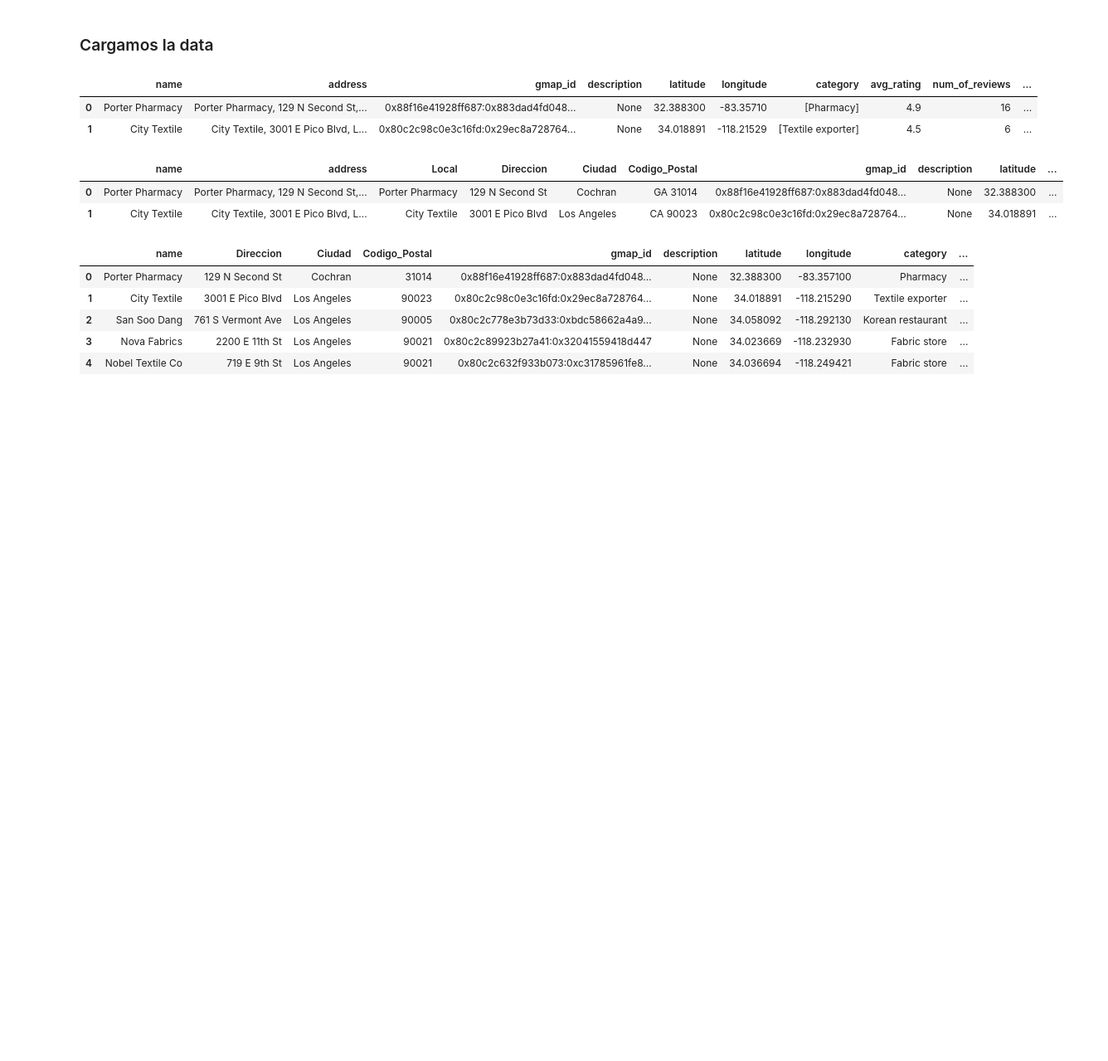
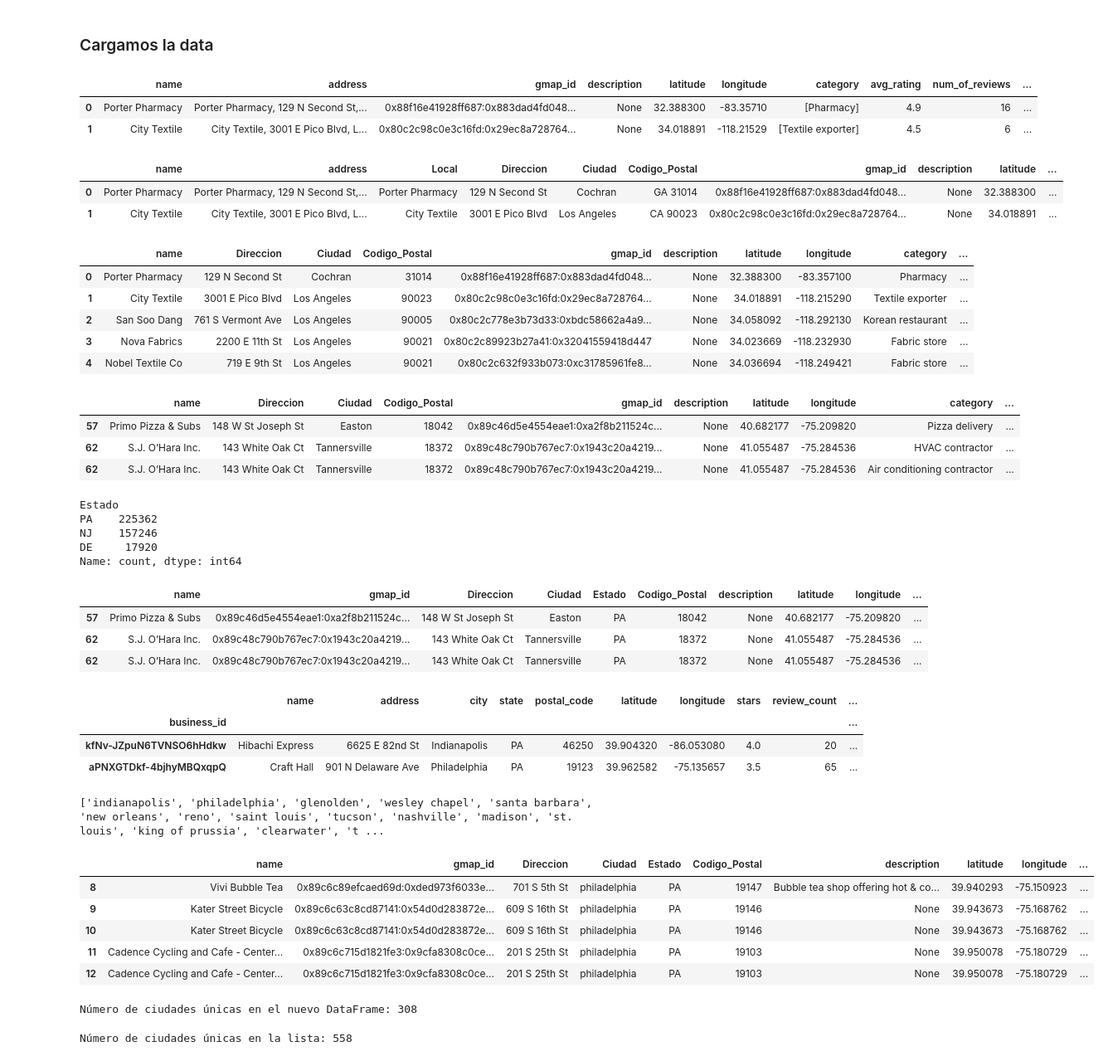
Before and after one commit to litcoininvestorbros/Henry_PF, a Jupyter notebook: notebooks/ETL/etl_metadata_google.ipynb, the cells around one changed output. Shown at 83% size. Saved outputs shown, nothing was run; the diff lists cells and outputs as text; code cells hidden in the pictures; blank space fills up the shorter version.

```diff
--- a/notebooks/ETL/etl_metadata_google.ipynb
+++ b/notebooks/ETL/etl_metadata_google.ipynb
@@ -65,0 +72,19 @@ df_nuevo.head(5)
+# %%
+df_filtrado.head(3)
+# %% [output]
+|  | name | Direccion | Ciudad | Codigo_Postal | gmap_id | description | latitude | longitude | category | ... |
+| 57 | Primo Pizza & Subs | 148 W St Joseph St | Easton | 18042 | 0x89c46d5e4554eae1:0xa2f8b211524c... | None | 40.682177 | -75.209820 | Pizza delivery | ... |
+| 62 | S.J. O’Hara Inc. | 143 White Oak Ct | Tannersville | 18372 | 0x89c48c790b767ec7:0x1943c20a4219... | None | 41.055487 | -75.284536 | HVAC contractor | ... |
+| 62 | S.J. O’Hara Inc. | 143 White Oak Ct | Tannersville | 18372 | 0x89c48c790b767ec7:0x1943c20a4219... | None | 41.055487 | -75.284536 | Air conditioning contractor | ... |
+# %%
+# Contar los valores repetidos en la columna "Estado"
+conteo_estados = df_filtrado['Estado'].value_counts()
+
+# Mostrar el conteo de estados repetidos
+print(conteo_estados)
+# %% [output]
+Estado
+PA    225362
+NJ    157246
+DE     17920
+Name: count, dtype: int64
@@ -65,0 +94,7 @@ df_nuevo.head(5)
+# %%
+nuevo_df.head(3)
+# %% [output]
+|  | name | gmap_id | Direccion | Ciudad | Estado | Codigo_Postal | description | latitude | longitude | ... |
+| 57 | Primo Pizza & Subs | 0x89c46d5e4554eae1:0xa2f8b211524c... | 148 W St Joseph St | Easton | PA | 18042 | None | 40.682177 | -75.209820 | ... |
+| 62 | S.J. O’Hara Inc. | 0x89c48c790b767ec7:0x1943c20a4219... | 143 White Oak Ct | Tannersville | PA | 18372 | None | 41.055487 | -75.284536 | ... |
+| 62 | S.J. O’Hara Inc. | 0x89c48c790b767ec7:0x1943c20a4219... | 143 White Oak Ct | Tannersville | PA | 18372 | None | 41.055487 | -75.284536 | ... |
@@ -65,0 +105,47 @@ df_nuevo.head(5)
+# %%
+df_ciudades = pd.read_parquet('../../data/y_business_CLEAN.parquet')
+# %%
+df_ciudades.head(2)
+# %% [output]
+|  | name | address | city | state | postal_code | latitude | longitude | stars | review_count | ... |
+| business_id |  |  |  |  |  |  |  |  |  | ... |
+| kfNv-JZpuN6TVNSO6hHdkw | Hibachi Express | 6625 E 82nd St | Indianapolis | PA | 46250 | 39.904320 | -86.053080 | 4.0 | 20 | ... |
+| aPNXGTDkf-4bjhyMBQxqpQ | Craft Hall | 901 N Delaware Ave | Philadelphia | PA | 19123 | 39.962582 | -75.135657 | 3.5 | 65 | ... |
+# %%
+# Convertir todas las ciudades a minúsculas y luego obtener una lista de ciudades únicas
+ciudades_unicas = df_ciudades['city'].str.lower().unique().tolist()
+# %%
+print(ciudades_unicas)
+# %% [output]
+['indianapolis', 'philadelphia', 'glenolden', 'wesley chapel', 'santa barbara', 'new orleans', 'reno', 'saint louis', 'tucson', 'nashville', 'madison', 'st. louis', 'king of prussia', 'clearwater', 't ...
+# %%
+# Convertir todas las ciudades de la columna "Ciudad" a minúsculas
+nuevo_df['Ciudad'] = nuevo_df['Ciudad'].str.lower()
+# %%
+# Filtrar el DataFrame original para incluir solo las filas con ciudades que están en la lista de ciudades únicas
+df_filtrado2 = nuevo_df[nuevo_df['Ciudad'].isin(ciudades_unicas)]
+# %%
+df_filtrado2.head(5)
+# %% [output]
+|  | name | gmap_id | Direccion | Ciudad | Estado | Codigo_Postal | description | latitude | longitude | ... |
+| 8 | Vivi Bubble Tea | 0x89c6c89efcaed69d:0xded973f6033e... | 701 S 5th St | philadelphia | PA | 19147 | Bubble tea shop offering hot & co... | 39.940293 | -75.150923 | ... |
+| 9 | Kater Street Bicycle | 0x89c6c63c8cd87141:0x54d0d283872e... | 609 S 16th St | philadelphia | PA | 19146 | None | 39.943673 | -75.168762 | ... |
+| 10 | Kater Street Bicycle | 0x89c6c63c8cd87141:0x54d0d283872e... | 609 S 16th St | philadelphia | PA | 19146 | None | 39.943673 | -75.168762 | ... |
+| 11 | Cadence Cycling and Cafe - Center... | 0x89c6c715d1821fe3:0x9cfa8308c0ce... | 201 S 25th St | philadelphia | PA | 19103 | None | 39.950078 | -75.180729 | ... |
+| 12 | Cadence Cycling and Cafe - Center... | 0x89c6c715d1821fe3:0x9cfa8308c0ce... | 201 S 25th St | philadelphia | PA | 19103 | None | 39.950078 | -75.180729 | ... |
+# %%
+# Contar el número de ciudades únicas en el nuevo DataFrame
+num_ciudades_unicas = df_filtrado2['Ciudad'].nunique()
+
+# Mostrar el resultado
+print("Número de ciudades únicas en el nuevo DataFrame:", num_ciudades_unicas)
+# %% [output]
+Número de ciudades únicas en el nuevo DataFrame: 308
+# %%
+# Contar cuántos elementos hay en la lista de ciudades únicas
+num_ciudades_unicas_lista = len(ciudades_unicas)
+
+# Mostrar el resultado
+print("Número de ciudades únicas en la lista:", num_ciudades_unicas_lista)
+# %% [output]
+Número de ciudades únicas en la lista: 558
```
Also changed, not shown: parts of 12 cells of this notebook, 2 other files.
